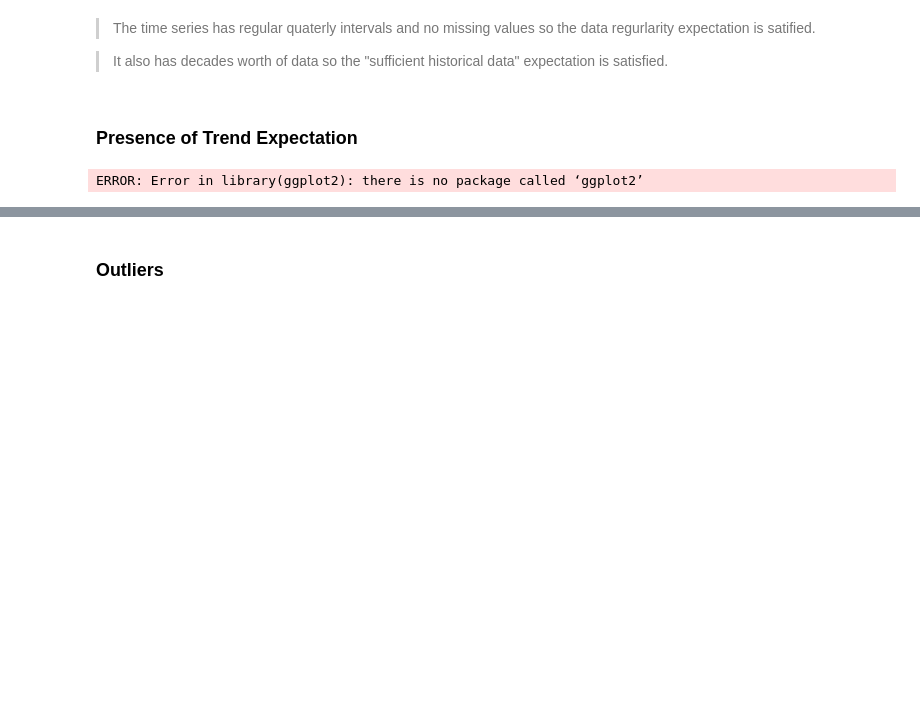
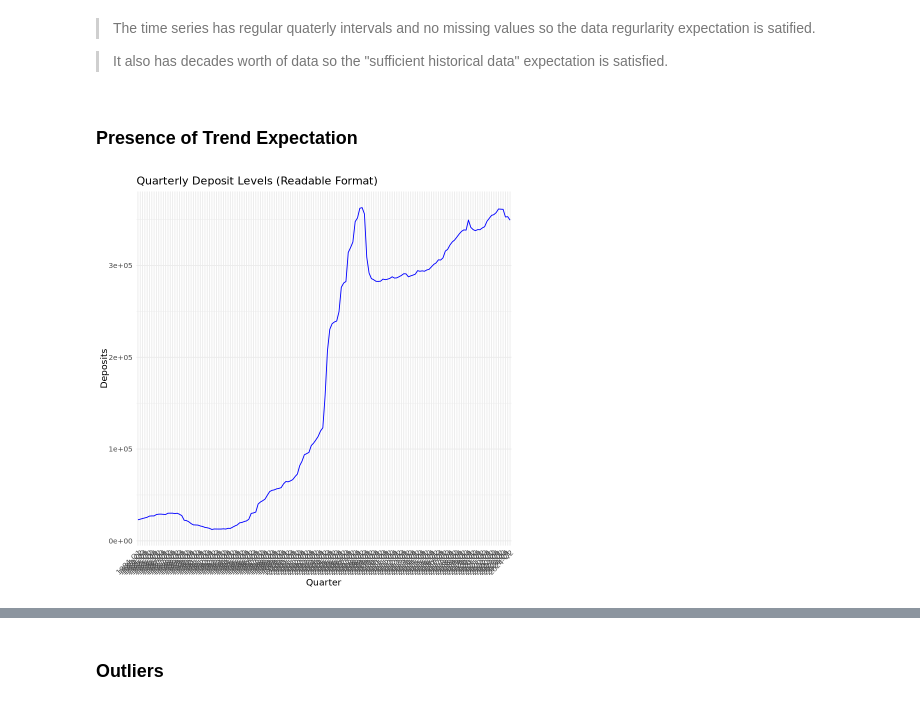
Before and after one commit to nzarama-kouadio/DUKE_MIDS_QFC_Final_Project, a Jupyter notebook: model_prediction/prophet_model.ipynb, the cells around one changed output, grey strips where cells are left out. Cells and saved outputs as stored; diff of their text form; code cells hidden in the pictures; blank space fills up the shorter version.

Commit message:
prophey model

```diff
--- a/model_prediction/prophet_model.ipynb
+++ b/model_prediction/prophet_model.ipynb
@@ -53,12 +40,27 @@ any(is.na(deposit_levels)) # no missing values
 > It also has decades worth of data so the "sufficient historical data" expectation is satisfied.
 # %% [markdown]
 ### Presence of Trend Expectation
-# %%
-library(ggplot2)
-
-ggplot(deposit_levels, aes(x = as.Date(paste0(year, "-Q", quarter, "-01"), format = "%Y-Q%q-%d"), y = as.numeric(deposits))) +
-  geom_line(color = "blue") +
-  labs(title = "Quarterly Deposit Levels", x = "Date", y = "Deposits") +
-  theme_minimal()
-# %% [output]
-ERROR: Error in library(ggplot2): there is no package called ‘ggplot2’
+# %%
+deposit_levels <- deposit_levels %>%
+  mutate(
+    # Step 1: Convert `time` to a proper Date column for modeling
+    ds = yq(time),  # `yq()` parses "YYYYQ#" into the first day of the quarter
+
+    # Step 2: Create a readable "YYYY-Q#" format as a character column
+    ds_display = paste(year, paste0("Q", quarter), sep = "-")  # Combine year and quarter
+
+  ) %>%
+  select(-time)  # Step 3: Remove the original `time` column if no longer needed
+# %%
+# Convert `ds_display` to a factor for proper ordering
+deposit_levels <- deposit_levels %>%
+  mutate(ds_display = factor(ds_display, levels = ds_display))  # Keeps the original order
+
+# Plot using `ds_display` for a readable x-axis
+ggplot(deposit_levels, aes(x = ds_display, y = deposits)) +
+  geom_line(group = 1, color = "blue") +  # Add `group = 1` to connect the points
+  labs(title = "Quarterly Deposit Levels (Readable Format)", x = "Quarter", y = "Deposits") +
+  theme_minimal() +
+  theme(axis.text.x = element_text(angle = 45, hjust = 1))  # Rotate x-axis labels for clarity
+# %% [output]
+[figure, added]
```
Also changed, not shown: parts of 22 cells of this notebook, 2 other files.
